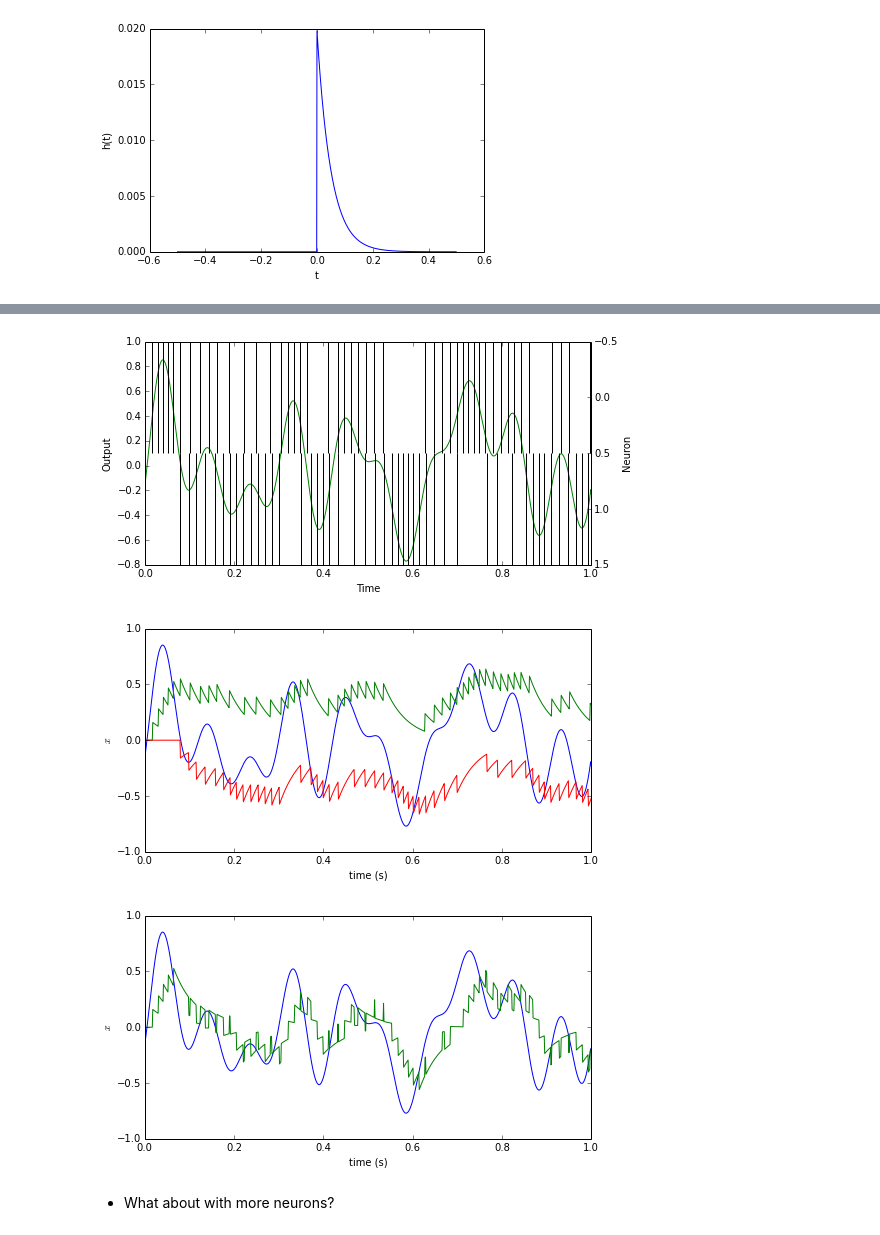
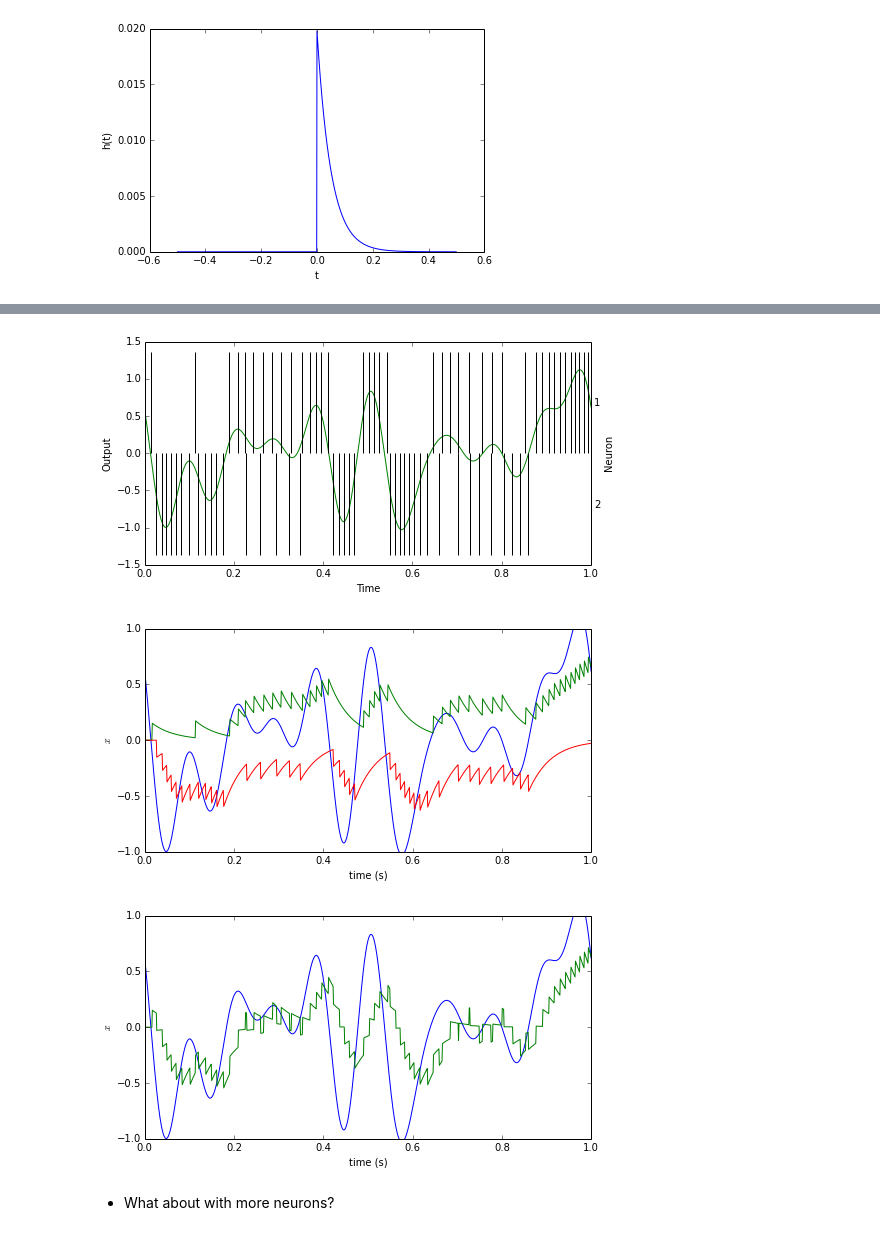
Before and after one commit to celiasmith/syde556, a Jupyter notebook: SYDE 556 Lecture 3 Temporal Representation.ipynb, the cells around one changed output, grey strips where cells are left out. Saved outputs shown, nothing was run; the diff lists cells and outputs as text; code cells hidden in the pictures.

```diff
--- a/SYDE 556 Lecture 3 Temporal Representation.ipynb
+++ b/SYDE 556 Lecture 3 Temporal Representation.ipynb
@@ -908,20 +910,15 @@ H = (np.convolve(X*R.conjugate(),W2, 'same')) / (np.convolve(R*R.conjugate(),W2,
 # %% [markdown]
 How well does this work?
 # %%
-max_freq=10
-stim = WhiteNoise(duration=T, high=max_freq, rms=0.5)
-
-sample = stim.make_sample(dt, rng=np.random.RandomState(3))
-samples = np.arange(T/dt)
-sig = np.array([sample() for i in samples])[:,0]
+in_stim.output.high=10
 
 sim = nengo.Simulator(model)
 sim.run(T)
-sig1 = sig
+sig1 = sim.data[stim_p][:,0]
 
 r = sim.data[dec_p][:,0] #properly scaled r
 
-X = np.fft.fftshift(np.fft.fft(sig))
+X = np.fft.fftshift(np.fft.fft(sig1))
 R = np.fft.fftshift(np.fft.fft(r))
 
 sigma_t = 0.06
@@ -1006,16 +1002,10 @@ RMSE: 0.0163072032361
 - And is 'less worse' when tested on a different signal
 - What about higher frequency inputs?  Or lower frequency?
 # %%
-max_freq=2
-stim = WhiteNoise(duration=T, high=max_freq, rms=.5)
-sample = stim.make_sample(dt, rng=np.random.RandomState(8))
-
-samples = np.arange(T/dt)
-sig = np.array([sample() for i in samples])[:,0]
-
+in_stim.output.high=2
 sim = nengo.Simulator(model)
 sim.run(T)
-sig3 = sig
+sig3 = sim.data[stim_p][:,0]
 
 fspikes1_3 = np.convolve(sim.data[spikes_p][:,0], h, mode='same')
 fspikes2_3 = np.convolve(sim.data[spikes_p][:,1], h, mode='same')
@@ -1023,7 +1013,7 @@ spikes_3 = (sim.data[spikes_p][:,0]-sim.data[spikes_p][:,1])*sim.dt
 
 A3 = np.array([fspikes1_3, fspikes2_3]).T
 
-d = sim.data[connection].decoders.T
+d = sim.data[connection].weights.T
 
 x3hat = np.dot(A3, d)[:,0]
 
@@ -1139,22 +1130,18 @@ ylabel('h(t)');
 # %% [output]
 [figure]
 # %%
-max_freq=10
-stim = WhiteNoise(duration=T, high=max_freq, rms=0.5)
-sample = stim.make_sample(dt, rng=np.random.RandomState(3))
-
-samples = np.arange(T/dt)
-sig = np.array([sample() for i in samples])[:,0]
+in_stim.output.high=10
 
 sim = nengo.Simulator(model)
 sim.run(T)
+sig = sim.data[stim_p][:,0]
 
 fspikes1 = np.convolve(sim.data[spikes_p][:,0], h, mode='same')
 fspikes2 = np.convolve(sim.data[spikes_p][:,1], h, mode='same')
 
 A = np.array([fspikes1, fspikes2]).T
 
-d = sim.data[connection].decoders.T
+d = sim.data[connection].weights.T
 
 xhat = np.dot(A, d)
 
@@ -1166,7 +1153,7 @@ ax = gca()
 plot(t, sig,'g')
 ylabel("Output")
 xlabel("Time");
-rasterplot(t, sim.data[spikes_p], ax=ax.twinx(), colors='k')
+rasterplot(t, sim.data[spikes_p], ax=ax.twinx(), use_eventplot=True, color='k')
 ylabel("Neuron")
 
 figure(figsize=(8,4))
@@ -1187,6 +1175,6 @@ xlabel('time (s)');
-[figure, old version]
+[figure, new version]
-[figure, old version]
+[figure, new version]
-[figure, old version]
+[figure, new version]
 # %% [markdown]
 - What about with more neurons?
 # %%
```
Also changed, not shown: parts of 28 cells of this notebook, 1 other file.
